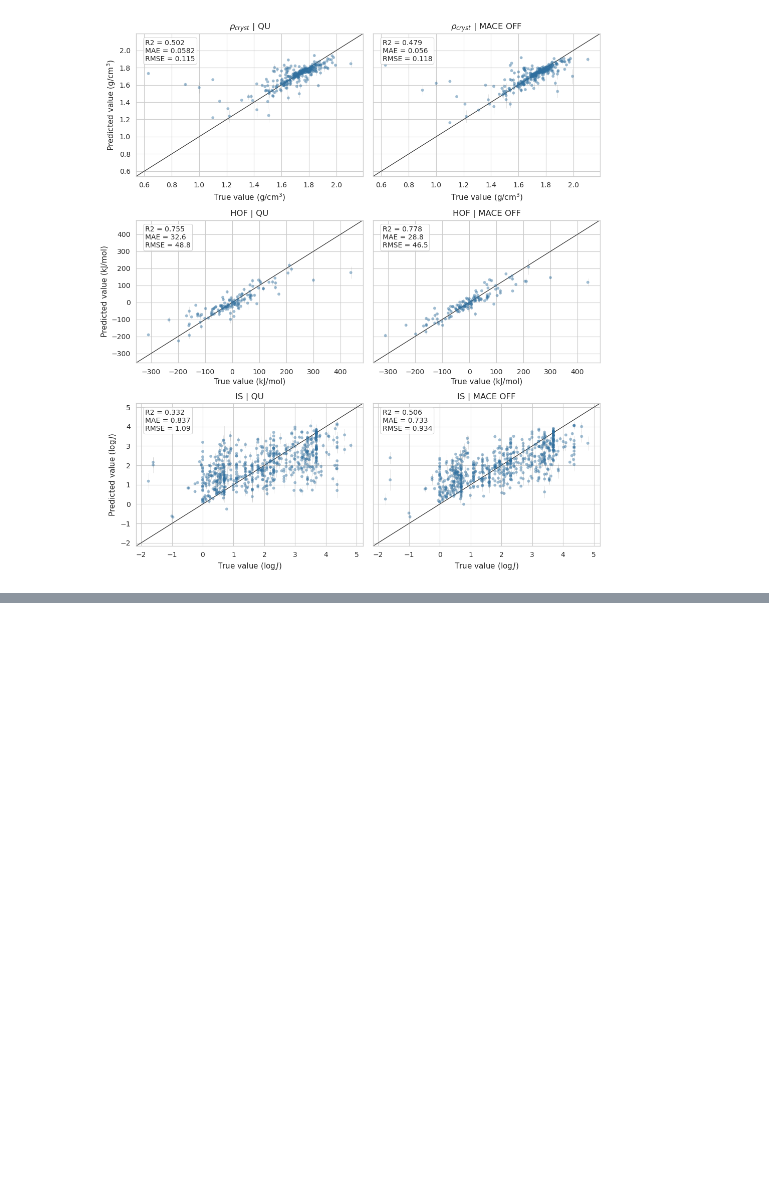
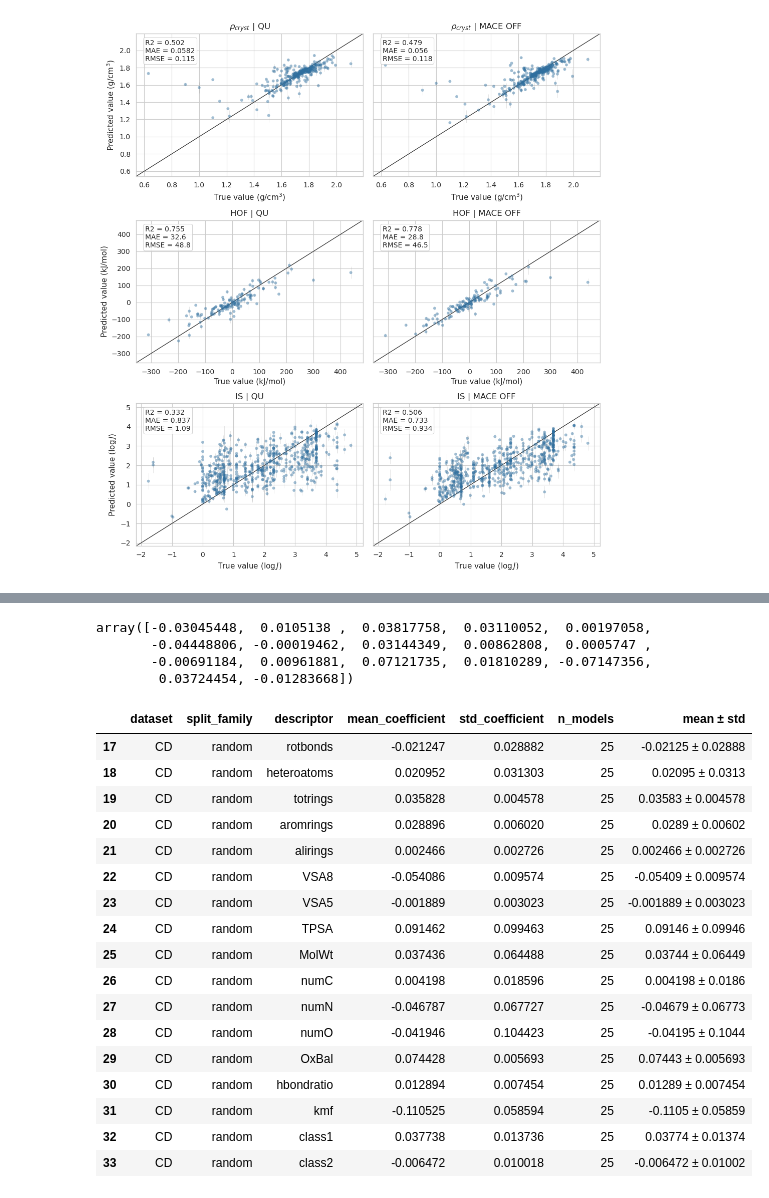
Before and after one commit to CABackman/fm-4-em, a Jupyter notebook: 06_NOTEBOOKS/04_results_processing.ipynb, the cells around one changed output, grey strips where cells are left out. Saved outputs shown, nothing was run; the diff lists cells and outputs as text; code cells hidden in the pictures; blank space fills up the shorter version.

```diff
--- a/06_NOTEBOOKS/04_results_processing.ipynb
+++ b/06_NOTEBOOKS/04_results_processing.ipynb
@@ -644,0 +747,31 @@ fig = plot_parity_grid(
+# %%
+enet = enet_models[("CD", "random", 0, 0)]
+enet.coef_
+# %% [output]
+array([-0.03045448,  0.0105138 ,  0.03817758,  0.03110052,  0.00197058,
+       -0.04448806, -0.00019462,  0.03144349,  0.00862808,  0.0005747 ,
+       -0.00691184,  0.00961881,  0.07121735,  0.01810289, -0.07147356,
+        0.03724454, -0.01283668])
+# %%
+coefficient_summary.query(
+    "dataset == 'CD' and split_family == 'random'"
+)
+# %% [output]
+|  | dataset | split_family | descriptor | mean_coefficient | std_coefficient | n_models | mean ± std |
+| 17 | CD | random | rotbonds | -0.021247 | 0.028882 | 25 | -0.02125 ± 0.02888 |
+| 18 | CD | random | heteroatoms | 0.020952 | 0.031303 | 25 | 0.02095 ± 0.0313 |
+| 19 | CD | random | totrings | 0.035828 | 0.004578 | 25 | 0.03583 ± 0.004578 |
+| 20 | CD | random | aromrings | 0.028896 | 0.006020 | 25 | 0.0289 ± 0.00602 |
+| 21 | CD | random | alirings | 0.002466 | 0.002726 | 25 | 0.002466 ± 0.002726 |
+| 22 | CD | random | VSA8 | -0.054086 | 0.009574 | 25 | -0.05409 ± 0.009574 |
+| 23 | CD | random | VSA5 | -0.001889 | 0.003023 | 25 | -0.001889 ± 0.003023 |
+| 24 | CD | random | TPSA | 0.091462 | 0.099463 | 25 | 0.09146 ± 0.09946 |
+| 25 | CD | random | MolWt | 0.037436 | 0.064488 | 25 | 0.03744 ± 0.06449 |
+| 26 | CD | random | numC | 0.004198 | 0.018596 | 25 | 0.004198 ± 0.0186 |
+| 27 | CD | random | numN | -0.046787 | 0.067727 | 25 | -0.04679 ± 0.06773 |
+| 28 | CD | random | numO | -0.041946 | 0.104423 | 25 | -0.04195 ± 0.1044 |
+| 29 | CD | random | OxBal | 0.074428 | 0.005693 | 25 | 0.07443 ± 0.005693 |
+| 30 | CD | random | hbondratio | 0.012894 | 0.007454 | 25 | 0.01289 ± 0.007454 |
+| 31 | CD | random | kmf | -0.110525 | 0.058594 | 25 | -0.1105 ± 0.05859 |
+| 32 | CD | random | class1 | 0.037738 | 0.013736 | 25 | 0.03774 ± 0.01374 |
+| 33 | CD | random | class2 | -0.006472 | 0.010018 | 25 | -0.006472 ± 0.01002 |
```
Also changed, not shown: parts of 5 cells of this notebook, 4 other files.
